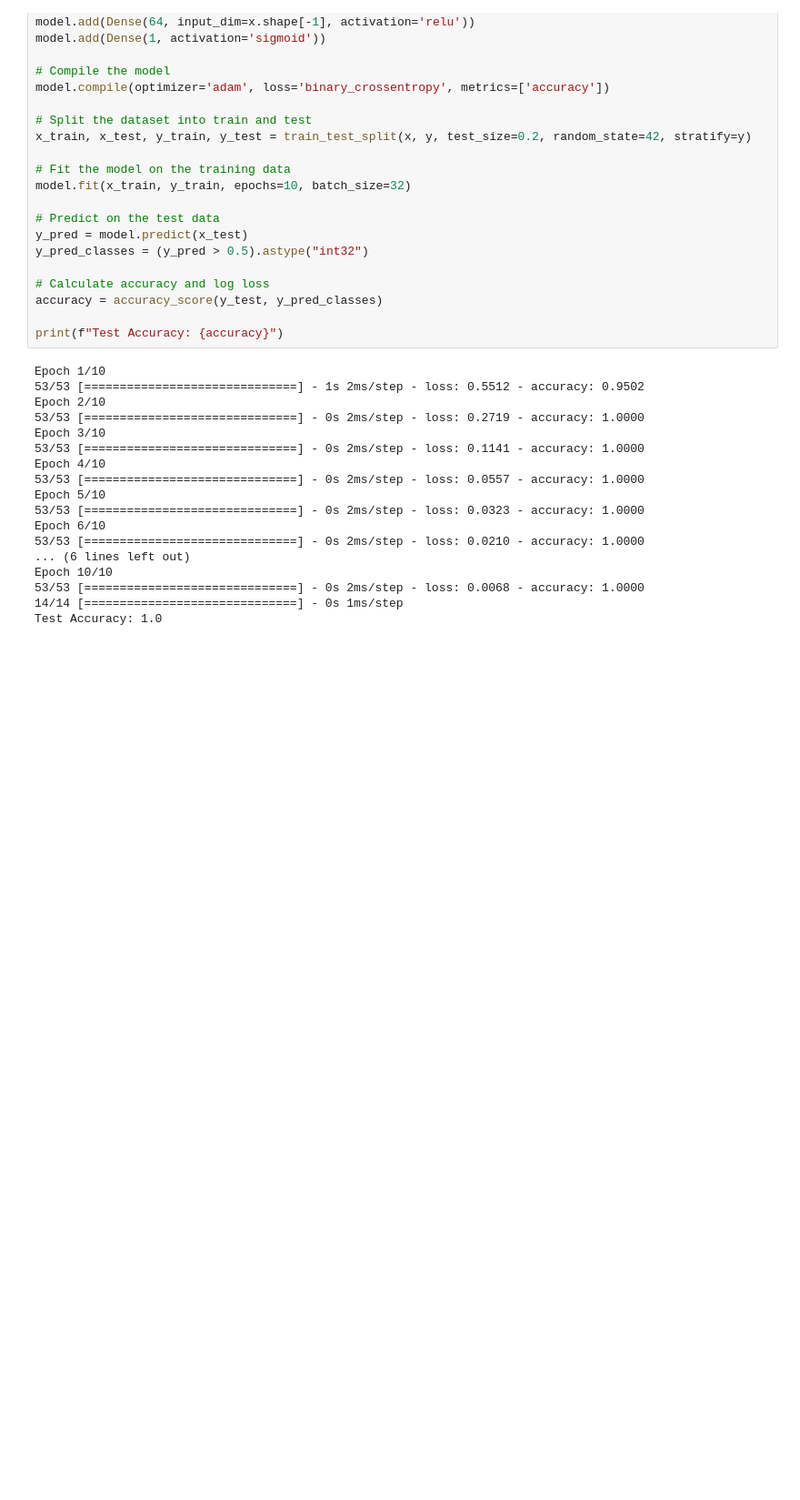
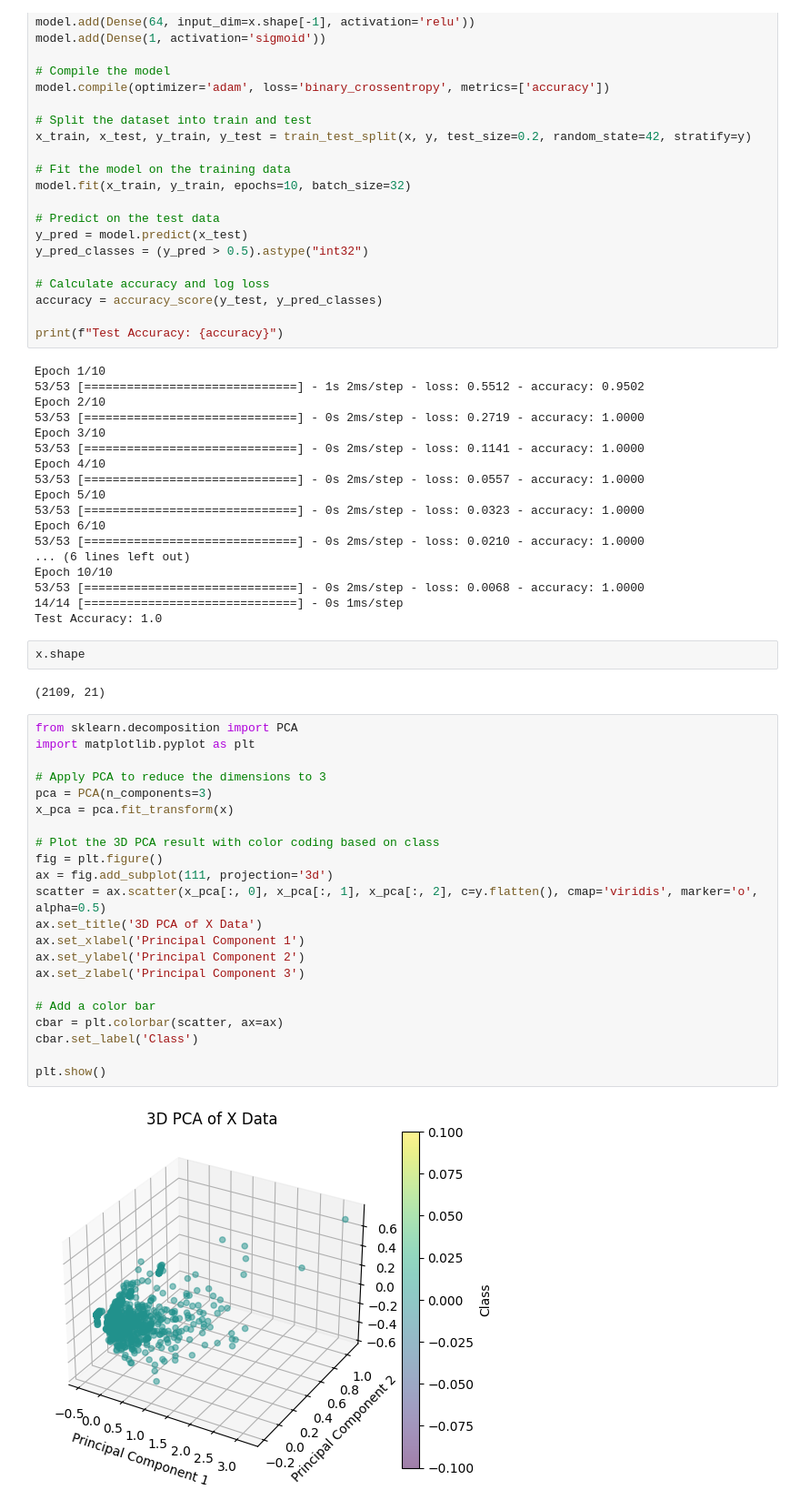
Before and after one commit to srp-group/hypothesis-testing, a Jupyter notebook: hyperparameters/running-tests.ipynb, the cells around one changed output. Shown at 91% size. Saved outputs shown, nothing was run; the diff lists cells and outputs as text; blank space fills up the shorter version.

```diff
--- a/hyperparameters/running-tests.ipynb
+++ b/hyperparameters/running-tests.ipynb
@@ -50,3 +50,31 @@ Epoch 10/10
 53/53 [==============================] - 0s 2ms/step - loss: 0.0068 - accuracy: 1.0000
 14/14 [==============================] - 0s 1ms/step
 Test Accuracy: 1.0
+# %%
+x.shape
+# %% [output]
+(2109, 21)
+# %%
+from sklearn.decomposition import PCA
+import matplotlib.pyplot as plt
+
+# Apply PCA to reduce the dimensions to 3
+pca = PCA(n_components=3)
+x_pca = pca.fit_transform(x)
+
+# Plot the 3D PCA result with color coding based on class
+fig = plt.figure()
+ax = fig.add_subplot(111, projection='3d')
+scatter = ax.scatter(x_pca[:, 0], x_pca[:, 1], x_pca[:, 2], c=y.flatten(), cmap='viridis', marker='o', alpha=0.5)
+ax.set_title('3D PCA of X Data')
+ax.set_xlabel('Principal Component 1')
+ax.set_ylabel('Principal Component 2')
+ax.set_zlabel('Principal Component 3')
+
+# Add a color bar
+cbar = plt.colorbar(scatter, ax=ax)
+cbar.set_label('Class')
+
+plt.show()
+# %% [output]
+[figure, added]
```
Also changed, not shown: parts of 1 cell of this notebook.
